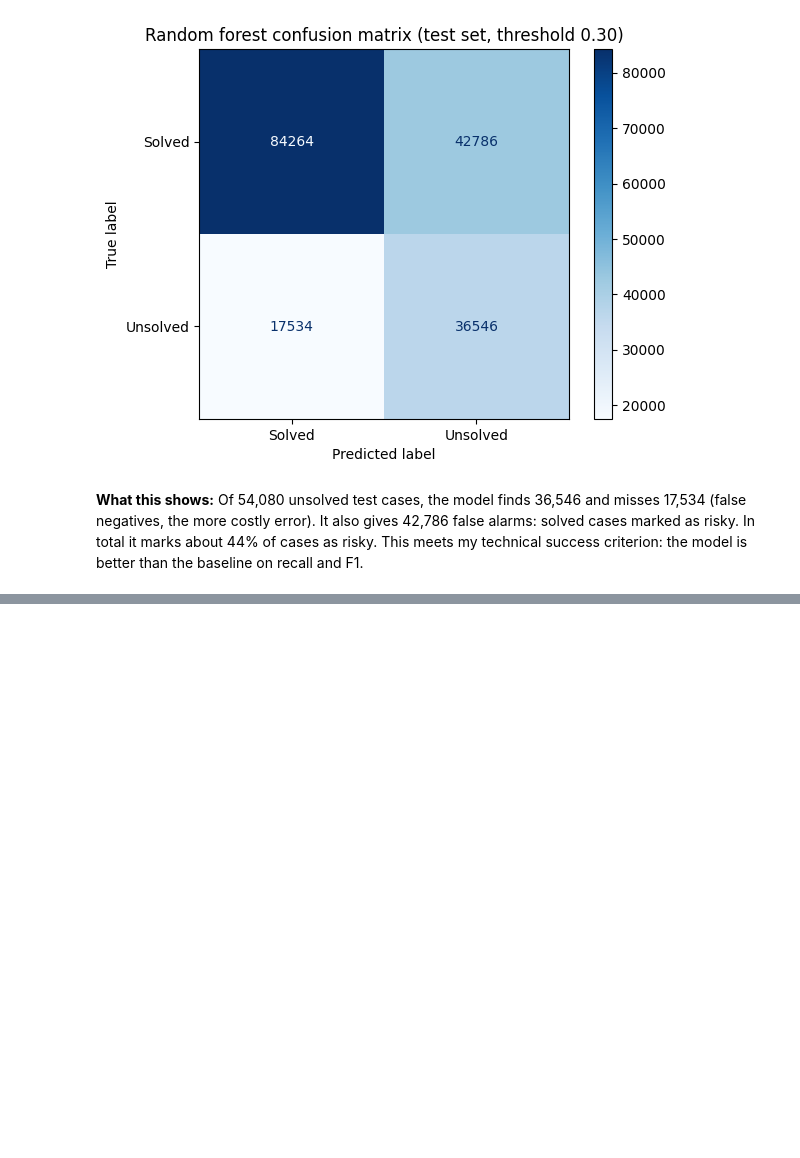
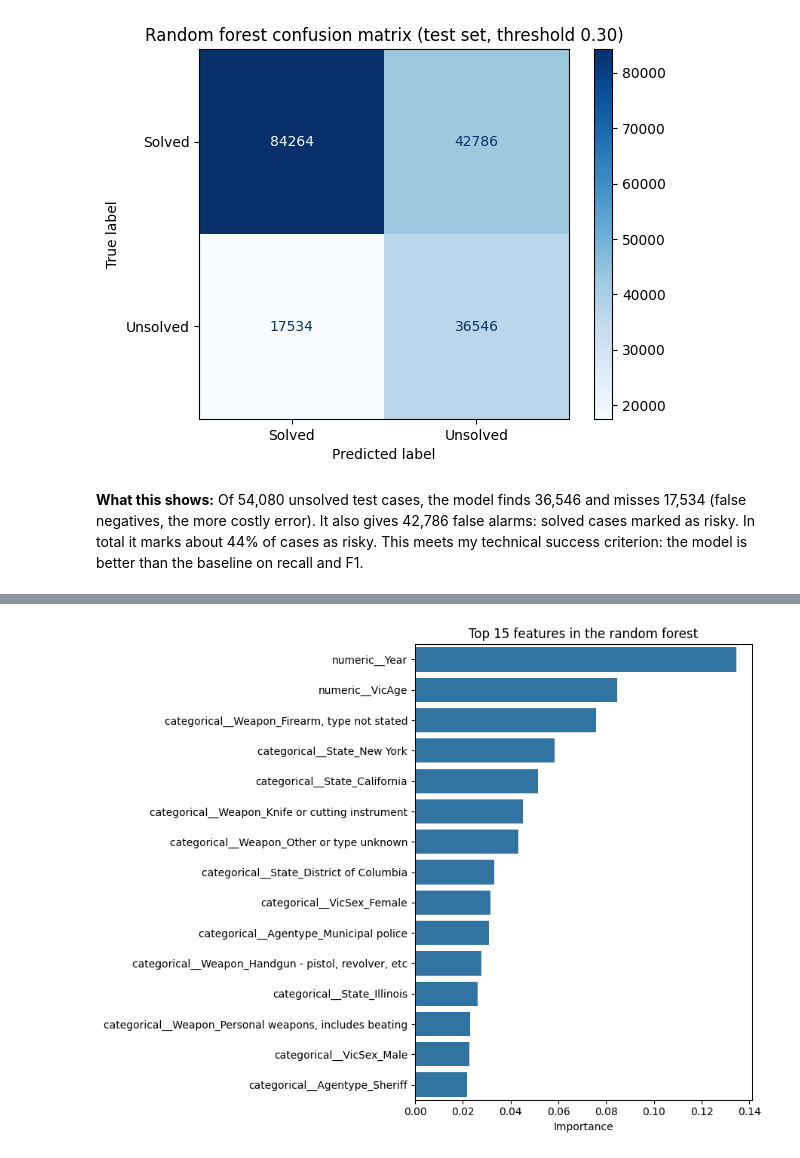
Before and after one commit to Anastasiia-hub0/unsolved-homicides-analysis, a Jupyter notebook: unsolved_homicides_analysis.ipynb, the cells around one changed output, grey strips where cells are left out. Cells and saved outputs as stored; diff of their text form; code cells hidden in the pictures; blank space fills up the shorter version.

Commit message:
Add feature importance to Evaluation

```diff
--- a/unsolved_homicides_analysis.ipynb
+++ b/unsolved_homicides_analysis.ipynb
@@ -1083,0 +1089,17 @@ plt.show()
+# %%
+importances = pd.DataFrame({
+    "feature": forest.named_steps["preprocessor"].get_feature_names_out(),
+    "importance": forest.named_steps["classifier"].feature_importances_,
+}).sort_values("importance", ascending=False)
+
+top_features = importances.head(15)
+
+plt.figure(figsize=(9, 7))
+sns.barplot(data=top_features, x="importance", y="feature")
+plt.title("Top 15 features in the random forest")
+plt.xlabel("Importance")
+plt.ylabel("")
+plt.tight_layout()
+plt.show()
+# %% [output]
+[figure, added]
```
Also changed, not shown: parts of 2 cells of this notebook.
